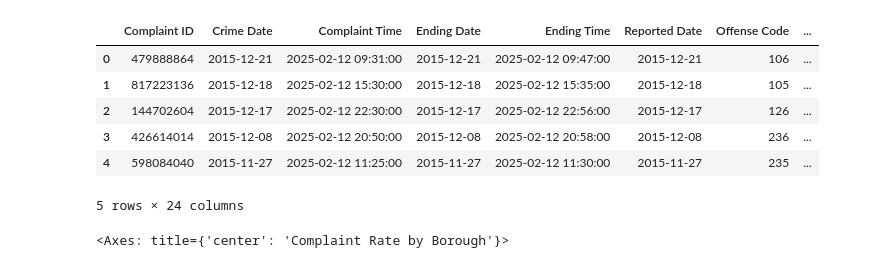
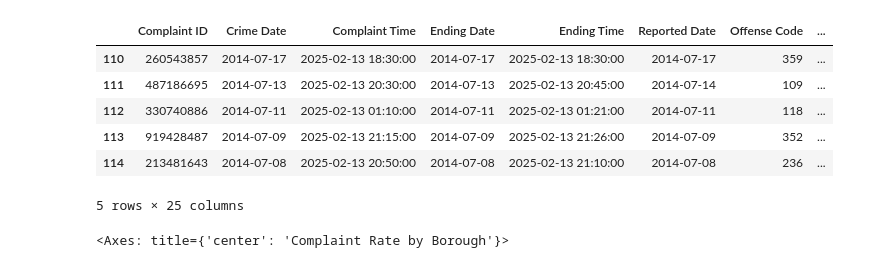
Before and after one commit to SofiaFrrokaj/Group-1---Project-1, a Jupyter notebook: nyc_crime.ipynb, the cells around one changed output. Cells and saved outputs as stored; diff of their text form; code cells hidden in the pictures.

```diff
--- a/nyc_crime.ipynb
+++ b/nyc_crime.ipynb
@@ -65,3 +53,9 @@ crime_data.tail()
+# %%
+crime_data["Crime Date"] = pd.to_datetime(crime_data["Crime Date"], errors='coerce')
+crime_data["Ending Date"] = pd.to_datetime(crime_data["Ending Date"], errors='coerce')
+crime_data["Complaint Time"] = pd.to_datetime(crime_data["Complaint Time"], errors='coerce')
+crime_data["Ending Time"] = pd.to_datetime(crime_data["Ending Time"], errors='coerce')
+crime_data["Reported Date"] = pd.to_datetime(crime_data["Reported Date"], errors='coerce')
 # %%
 crime_data.info()
 # %% [output]
@@ -85,6 +78,0 @@ memory usage: 23.5+ KB
-# %%
-crime_data["Complaint Time"] = pd.to_datetime(crime_data["Complaint Time"])
-crime_data["Ending Time"] = pd.to_datetime(crime_data["Ending Time"])
-crime_data["Reported Date"] = pd.to_datetime(crime_data["Reported Date"])
-crime_data["Crime Date"] = pd.to_datetime(crime_data["Crime Date"])
-crime_data["Ending Date"] = pd.to_datetime(crime_data["Ending Date"])
@@ -121,14 +79,14 @@ crime_data.head()
 # %%
 crime_data=crime_data.reset_index(drop=True)
-crime_data.head()
+crime_data.tail()
 # %% [output]
 |  | Complaint ID | Crime Date | Complaint Time | Ending Date | Ending Time | Reported Date | Offense Code | ... |
-| 0 | 479888864 | 2015-12-21 | 2025-02-12 09:31:00 | 2015-12-21 | 2025-02-12 09:47:00 | 2015-12-21 | 106 | ... |
-| 1 | 817223136 | 2015-12-18 | 2025-02-12 15:30:00 | 2015-12-18 | 2025-02-12 15:35:00 | 2015-12-18 | 105 | ... |
-| 2 | 144702604 | 2015-12-17 | 2025-02-12 22:30:00 | 2015-12-17 | 2025-02-12 22:56:00 | 2015-12-17 | 126 | ... |
-| 3 | 426614014 | 2015-12-08 | 2025-02-12 20:50:00 | 2015-12-08 | 2025-02-12 20:58:00 | 2015-12-08 | 236 | ... |
-| 4 | 598084040 | 2015-11-27 | 2025-02-12 11:25:00 | 2015-11-27 | 2025-02-12 11:30:00 | 2015-11-27 | 235 | ... |
+| 110 | 260543857 | 2014-07-17 | 2025-02-13 18:30:00 | 2014-07-17 | 2025-02-13 18:30:00 | 2014-07-17 | 359 | ... |
+| 111 | 487186695 | 2014-07-13 | 2025-02-13 20:30:00 | 2014-07-13 | 2025-02-13 20:45:00 | 2014-07-14 | 109 | ... |
+| 112 | 330740886 | 2014-07-11 | 2025-02-13 01:10:00 | 2014-07-11 | 2025-02-13 01:21:00 | 2014-07-11 | 118 | ... |
+| 113 | 919428487 | 2014-07-09 | 2025-02-13 21:15:00 | 2014-07-09 | 2025-02-13 21:26:00 | 2014-07-09 | 352 | ... |
+| 114 | 213481643 | 2014-07-08 | 2025-02-13 20:50:00 | 2014-07-08 | 2025-02-13 21:10:00 | 2014-07-08 | 236 | ... |
-5 rows × 24 columns
+5 rows × 25 columns
 # %%
 emrah1=crime_data.groupby(by="Borough").count()
 
```
Also changed, not shown: parts of 19 cells of this notebook.
